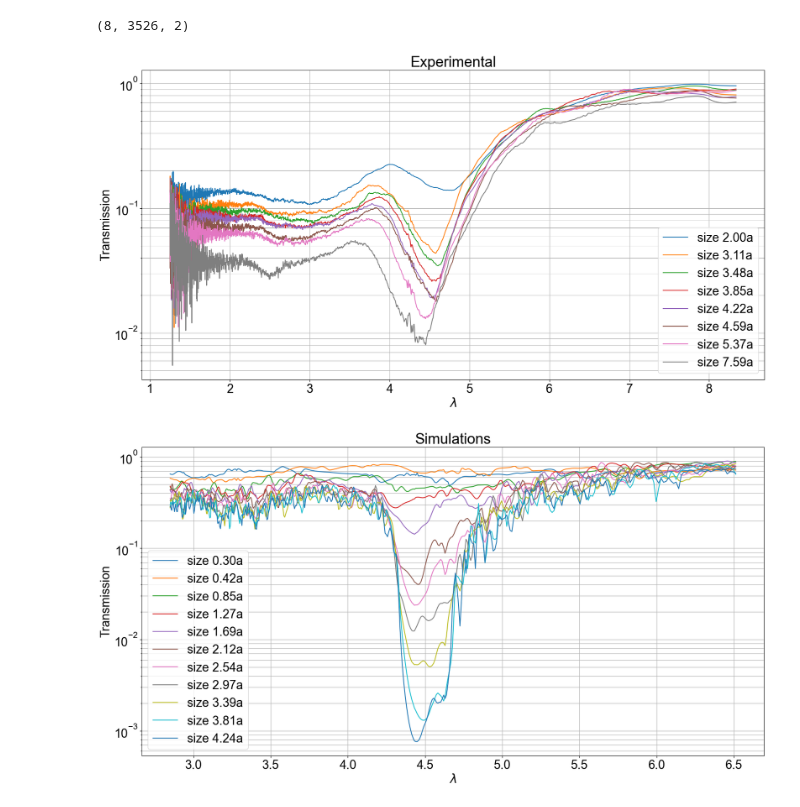
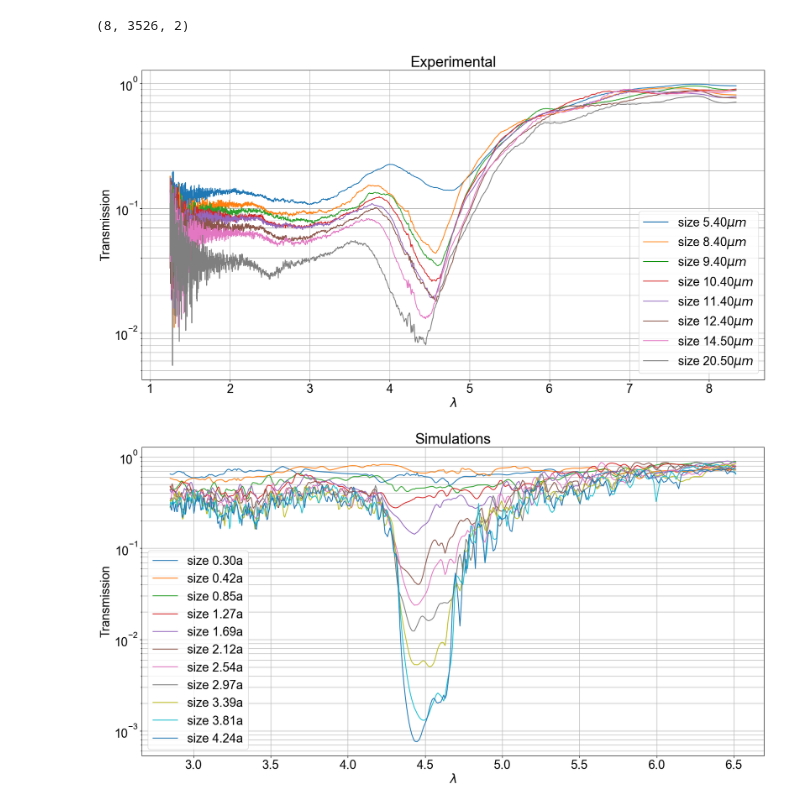
Before and after one commit to fhernandez93/LoadingPermittivityDistToSlabTransmission, a Jupyter notebook: Notebooks/LSU Project/20250304 LSU Far Field Transmission/20250320 Comparison Experimental Data.ipynb, the cells around one changed output. Cells and saved outputs as stored; diff of their text form; code cells hidden in the pictures.

```diff
--- a/Notebooks/LSU Project/20250304 LSU Far Field Transmission/20250320 Comparison Experimental Data.ipynb
+++ b/Notebooks/LSU Project/20250304 LSU Far Field Transmission/20250320 Comparison Experimental Data.ipynb
@@ -117,19 +117,19 @@ transmission_experimental_air.shape
 # %%
 sizes = [5.4,8.4,9.4,10.4,11.4,12.4,14.5,20.5]
 
 plt.figure(figsize=(20, 10))
 for i,item in enumerate(transmission_experimental_air):
-    plt.plot((1e4/item[:,0]),item[:,1],label=rf"size {sizes[i]/2.7 :.2f}a")
+    plt.plot((1e4/item[:,0]),item[:,1],label=rf"size {sizes[i] :.2f}$\mu m$")
     plt.xlabel(rf'$\lambda$')
     plt.ylabel('Transmission')
     plt.legend()
     plt.grid(True, which="both")
     plt.yscale("log")
     plt.title("Experimental")
 
 plt.show()
 # %% [output]
-[figure, old version]
+[figure, new version]
 # %%
 plt.figure(figsize=(20, 10))
 for i,item in enumerate(data_air["transmission_right"].squeeze()):
```
Also changed, not shown: 10 other files.
